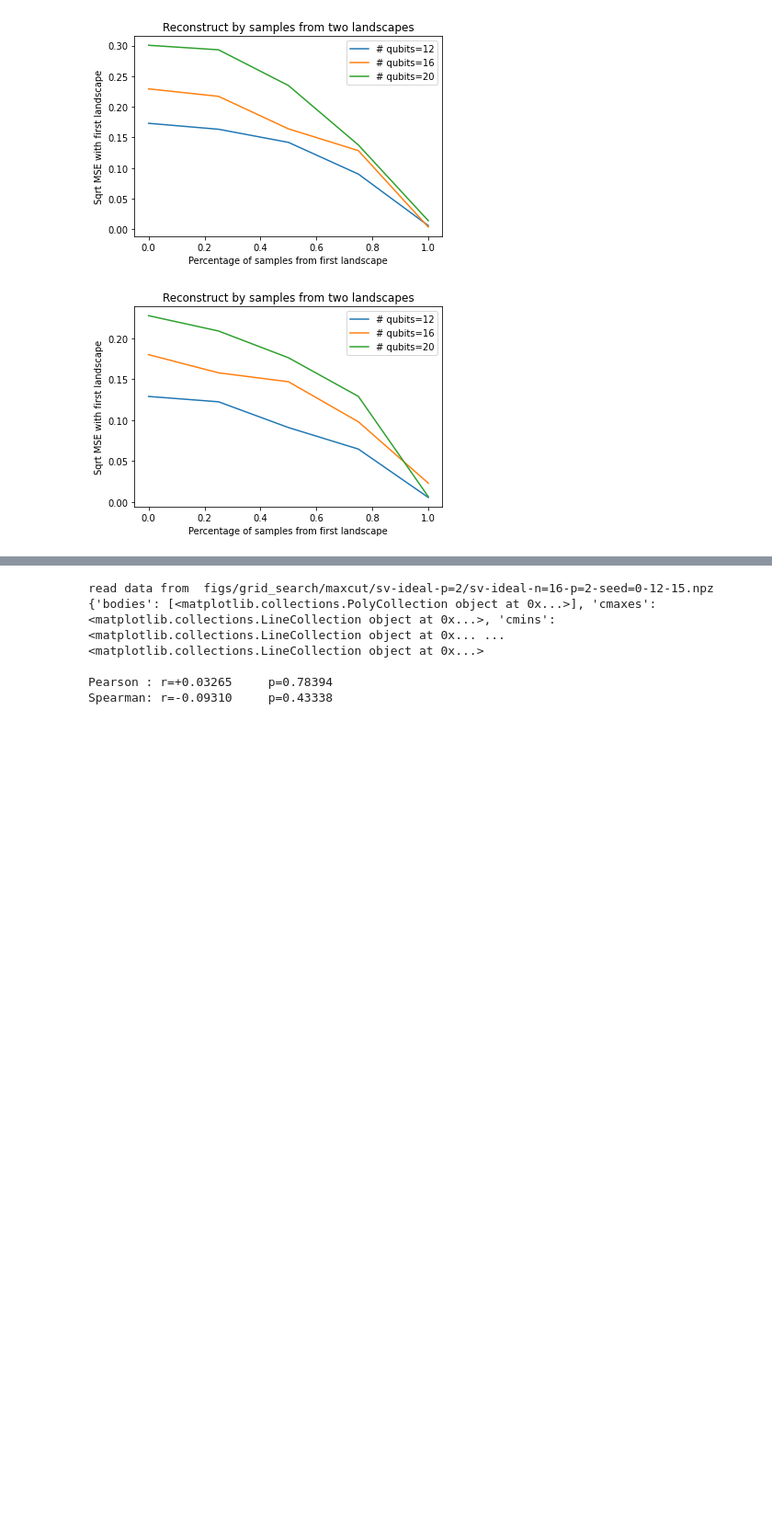
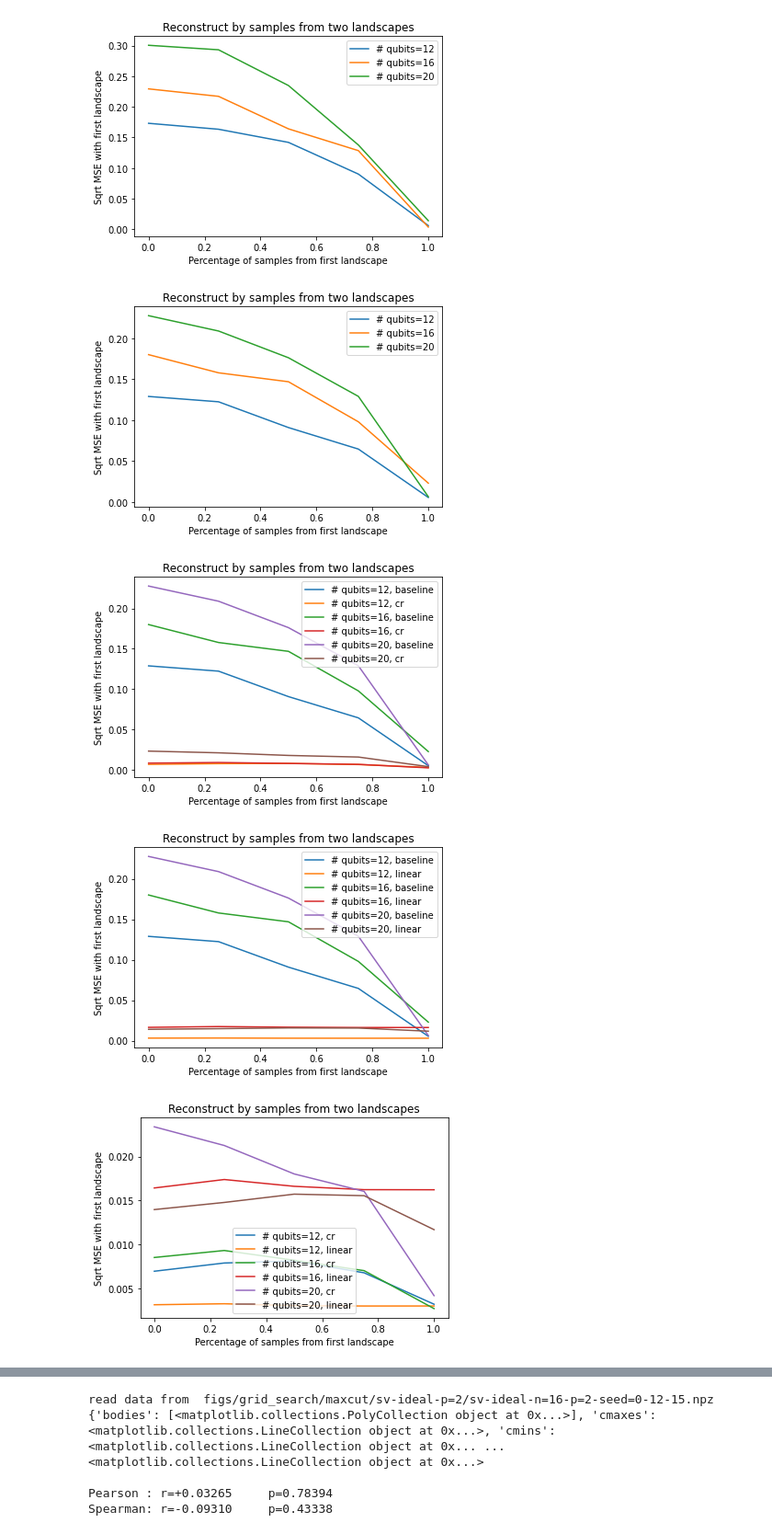
Before and after one commit to kunliu7/oscar, a Jupyter notebook: vis_figs_section5_distributed_oscar.ipynb, the cells around one changed output, grey strips where cells are left out. Shown: that part at 92% size. Saved outputs shown, nothing was run; the diff lists cells and outputs as text; code cells hidden in the pictures; blank space fills up the shorter version.

Commit message:
feat: dist ls, baseline, CR, linear regression

```diff
--- a/vis_figs_section5_distributed_oscar.ipynb
+++ b/vis_figs_section5_distributed_oscar.ipynb
@@ -138,3 +137,82 @@ cs_by_distributed_landscapes(2, 3) # noise-2 and noise-3
 # %% [output]
 [figure]
 [figure]
+# %%
+def vis_compare_normalization(data_paths1, data_paths2, labels: list):
+    datas1 = []
+    for data_dir in data_paths1:
+        datas1.append(np.load(data_dir, allow_pickle=True))
+
+    datas2 = []
+    for data_dir in data_paths2:
+        datas2.append(np.load(data_dir, allow_pickle=True))
+
+    nqs = [12, 16, 20]
+    # nqs = [12] #, 20]
+    # nqs = [16] #, 20]
+
+    fig = plt.figure(figsize=[6, 4])
+    ax = plt.axes()
+    # for nq in nqs:
+    for i in range(len(nqs)):
+        data1 = datas1[i]
+        data2 = datas2[i]
+    # for nq, data in zip(nqs, datas):
+        errors1 = data1['errors1']
+        errors2 = data2['errors1']
+        # errors2 = [0.023518451284078853, 0.023456924971035843, 0.02065945117120222, 0.017619563122695157, 0.005215642521686432]
+        ratios = data1['ratios']
+        ax.plot(ratios, errors1, label=f"# qubits={nqs[i]}, {labels[0]}")
+        ax.plot(ratios, errors2, label=f"# qubits={nqs[i]}, {labels[1]}")
+
+    # ax.plot(sf_range[start:], es_noisy, label=f"noisy, {nq_range[i]} qubits, {inst_range[j]}-th inst")
+    ax.set_xlabel("Percentage of samples from first landscape")
+    ax.set_ylabel("Sqrt MSE with first landscape")
+    ax.set_title("Reconstruct by samples from two landscapes")
+    plt.legend()
+    fig.savefig("paper_figs/recon_error_by_distributed_LS_normalized.svg", bbox_inches='tight')
+    plt.show()
+
+
+def compare_recon_dist_with_normalize(method1: str, method2: str):
+    # baseline
+    baseline_paths = [
+        "figs/recon_distributed_landscape/2022-11-10_13:47:08_OK/distributed_LS_errors-n=12-p=1-noise1=depolar-0.003-0.007-noise2=depolar-0.001-0.02.npz",
+        "figs/recon_distributed_landscape/2022-11-10_13:51:25_OK/distributed_LS_errors-n=16-p=1-noise1=depolar-0.003-0.007-noise2=depolar-0.001-0.02.npz",
+        "figs/recon_distributed_landscape/2022-11-10_13:56:38_OK/distributed_LS_errors-n=20-p=1-noise1=depolar-0.003-0.007-noise2=depolar-0.001-0.02.npz"
+    ]
+
+    # linear regression
+    linear_paths = [
+        "figs/recon_distributed_landscape/2022-11-13_15:11:22/dist_LS_errors-n=12-p=1-noise1=depolar-0.003-0.007-noise2=depolar-0.001-0.02-normalize=linear-norm_frac=0.100.npz",
+        "figs/recon_distributed_landscape/2022-11-13_15:08:48/dist_LS_errors-n=16-p=1-noise1=depolar-0.003-0.007-noise2=depolar-0.001-0.02-normalize=linear-norm_frac=0.100.npz",
+        "figs/recon_distributed_landscape/2022-11-13_15:01:42/dist_LS_errors-n=20-p=1-noise1=depolar-0.003-0.007-noise2=depolar-0.001-0.02-normalize=linear-norm_frac=0.100.npz"
+    ]
+
+    # CR
+    cr_paths = [
+        "figs/recon_distributed_landscape/2022-11-13_14:03:00/dist_LS_errors-n=12-p=1-noise1=depolar-0.003-0.007-noise2=depolar-0.001-0.02-normalize=geo-norm_frac=0.100.npz",
+        "figs/recon_distributed_landscape/2022-11-13_14:05:55/dist_LS_errors-n=16-p=1-noise1=depolar-0.003-0.007-noise2=depolar-0.001-0.02-normalize=geo-norm_frac=0.100.npz",
+        "figs/recon_distributed_landscape/2022-11-13_14:11:40/dist_LS_errors-n=20-p=1-noise1=depolar-0.003-0.007-noise2=depolar-0.001-0.02-normalize=geo-norm_frac=0.100.npz"
+    ]
+
+    def get_paths(method):
+        if method == 'linear':
+            return linear_paths
+        elif method == 'baseline':
+            return baseline_paths
+        elif method == 'cr':
+            return cr_paths
+
+    vis_compare_normalization(data_paths1=get_paths(method1), data_paths2=get_paths(method2),
+        labels=[method1, method2])
+
+    return
+
+compare_recon_dist_with_normalize("baseline", "cr")
+compare_recon_dist_with_normalize("baseline", "linear")
+compare_recon_dist_with_normalize("cr", "linear")
+# %% [output]
+[figure, added]
+[figure, added]
+[figure, added]
```
Also changed, not shown: parts of 2 cells of this notebook, 5 other files.
